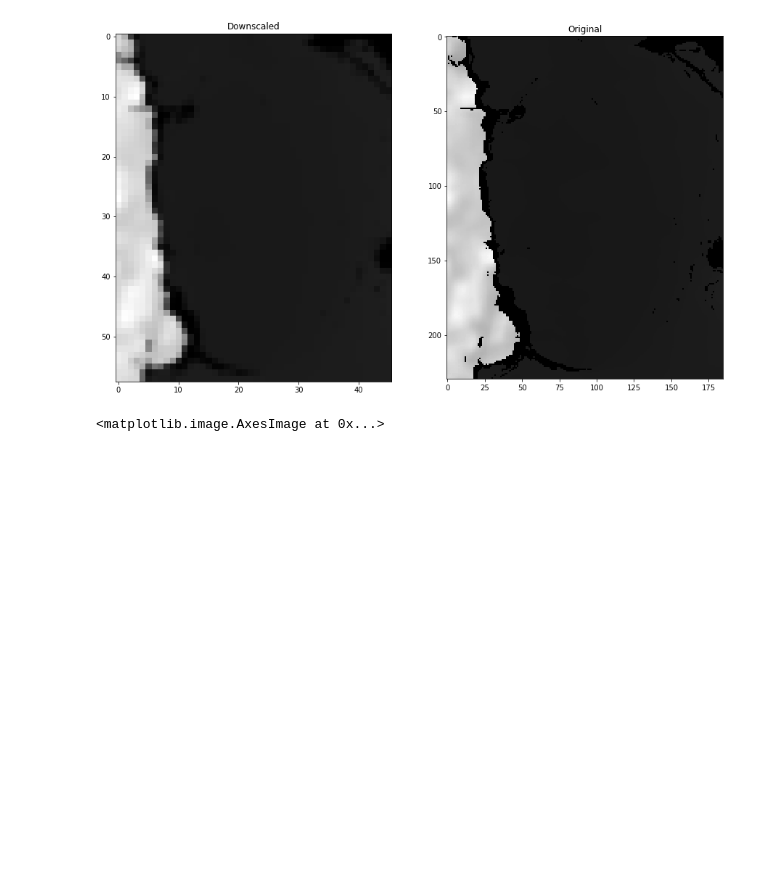
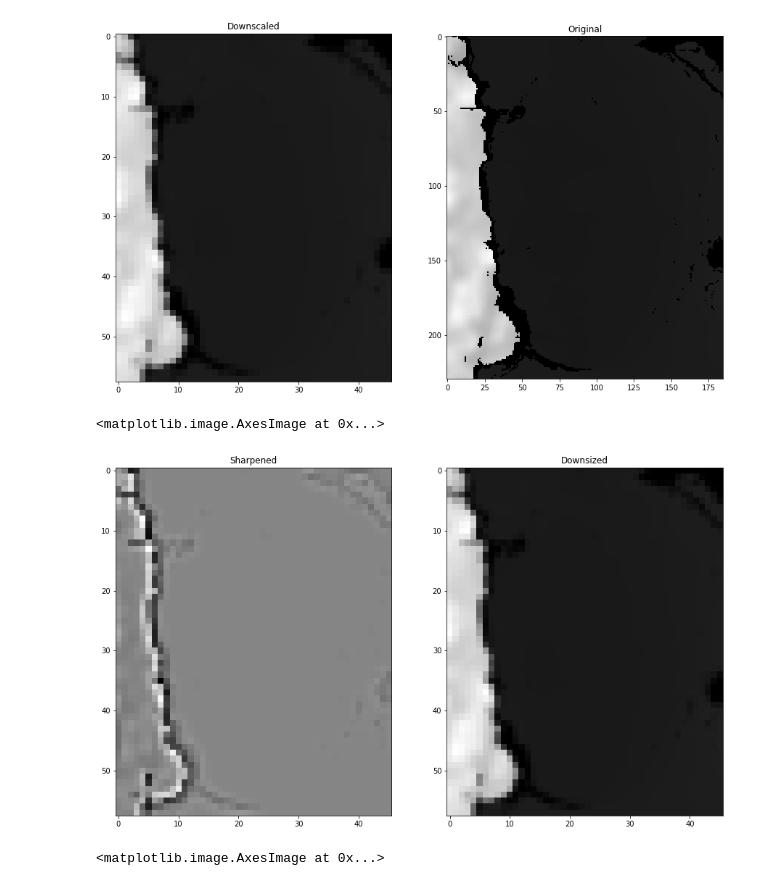
Before and after one commit to filipgrigorov/depth_scaling_experiments, a Jupyter notebook: depth_scaling.ipynb, the cells around one changed output. Saved outputs shown, nothing was run; the diff lists cells and outputs as text; code cells hidden in the pictures; blank space fills up the shorter version.

Commit message:
- Added some sharpening experiments of the depth

```diff
--- a/depth_scaling.ipynb
+++ b/depth_scaling.ipynb
@@ -8,7 +8,7 @@ from skimage.transform import rescale, resize, downscale_local_mean
 
 %matplotlib inline
 # %%
-depth_roi = cv2.imread('depth_roi.png', cv2.IMREAD_ANYDEPTH)
+depth_roi = cv2.imread('depth_roi_real.png', cv2.IMREAD_ANYDEPTH)
 
 fig = plt.figure(figsize=(10, 10))
 ax = fig.add_subplot(1, 1, 1)
@@ -45,6 +45,25 @@ ax2.imshow(depth_roi, cmap='gray')
 # %% [output]
 <matplotlib.image.AxesImage at 0x...>
 [figure]
+# %%
+#Sharpen the downsized image
+kernel = np.array([[-1, -1, -1],
+                   [-1, 8,-1],
+                   [-1, -1, -1]])
+
+image_sharp = cv2.filter2D(downscaled, -1, kernel)
+
+fig = plt.figure(figsize=(15, 15))
+ax1 = fig.add_subplot(1, 2, 1)
+ax1.set_title('Sharpened')
+ax1.imshow(image_sharp, cmap='gray')
+
+ax2 = fig.add_subplot(1, 2, 2)
+ax2.set_title('Downsized')
+ax2.imshow(downscaled, cmap='gray')
+# %% [output]
+<matplotlib.image.AxesImage at 0x...>
+[figure, added]
 # %%
 upscaled = rescale(depth_roi, 1.25, anti_aliasing=False)
 
```
